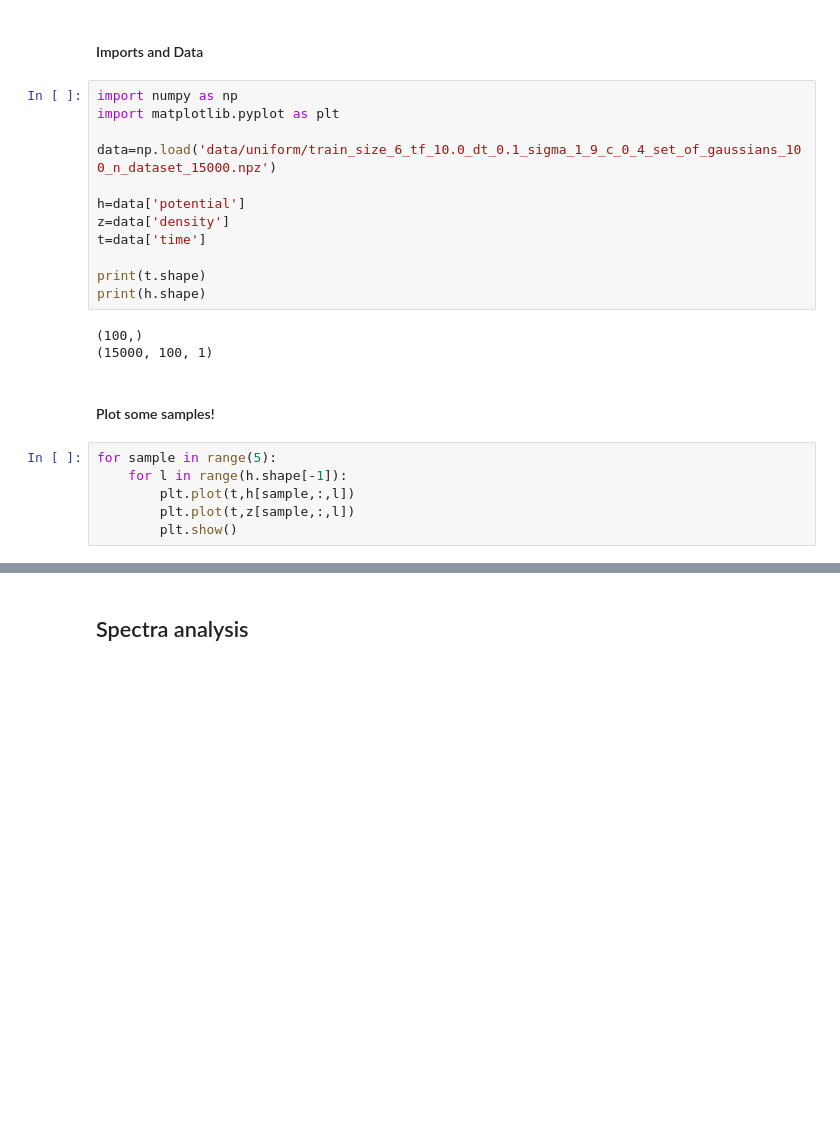
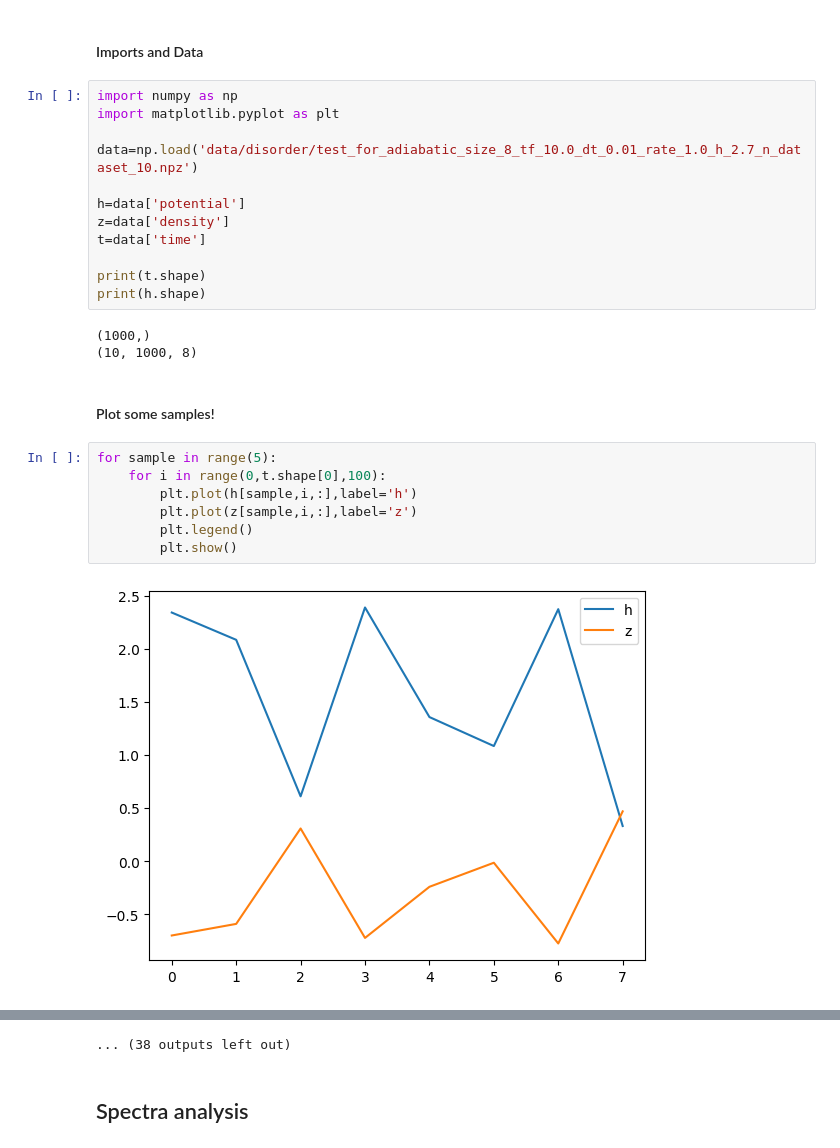
Before and after one commit to emacosta95/DL-VLM, a Jupyter notebook: qutip_dataset_testing.ipynb, the cells around one changed output, grey strips where cells are left out. Saved outputs shown, nothing was run; the diff lists cells and outputs as text; blank space fills up the shorter version.

```diff
--- a/qutip_dataset_testing.ipynb
+++ b/qutip_dataset_testing.ipynb
@@ -6,7 +6,7 @@
 import numpy as np
 import matplotlib.pyplot as plt
 
-data=np.load('data/uniform/train_size_6_tf_10.0_dt_0.1_sigma_1_9_c_0_4_set_of_gaussians_100_n_dataset_15000.npz')
+data=np.load('data/disorder/test_for_adiabatic_size_8_tf_10.0_dt_0.01_rate_1.0_h_2.7_n_dataset_10.npz')
 
 h=data['potential']
 z=data['density']
@@ -15,13 +15,16 @@ t=data['time']
 print(t.shape)
 print(h.shape)
 # %% [output]
-(100,)
-(15000, 100, 1)
+(1000,)
+(10, 1000, 8)
 # %% [markdown]
 #### Plot some samples!
 # %%
 for sample in range(5):
-    for l in range(h.shape[-1]):
-        plt.plot(t,h[sample,:,l])
-        plt.plot(t,z[sample,:,l])
+    for i in range(0,t.shape[0],100):
+        plt.plot(h[sample,i,:],label='h')
+        plt.plot(z[sample,i,:],label='z')
+        plt.legend()
         plt.show()
+# %% [output]
+[figure, added]
@@ -28,3 +42,4 @@ for sample in range(5):
+... (38 outputs left out)
 # %% [markdown]
 ## Spectra analysis
 # %% [markdown]
```
Also changed, not shown: parts of 1 cell of this notebook, 8 other files.
